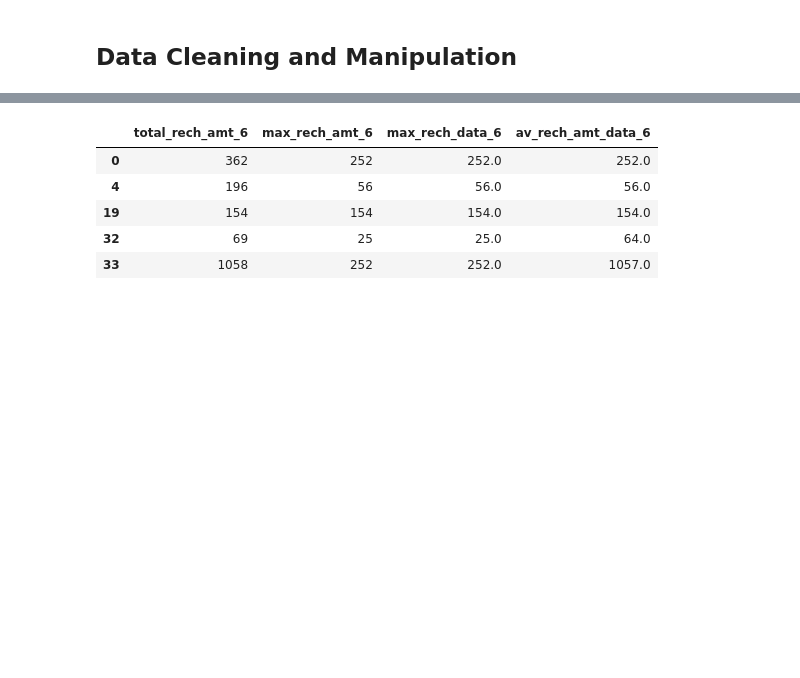
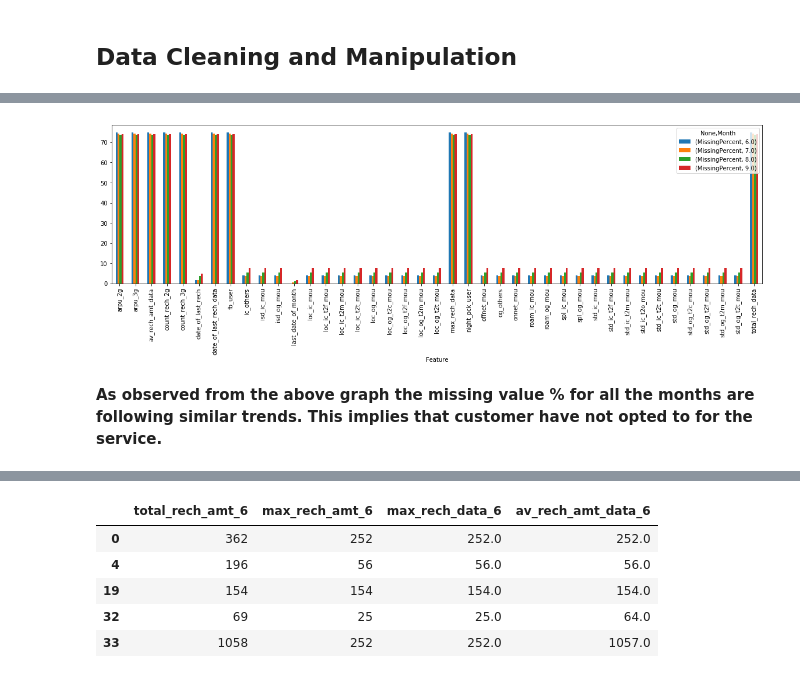
Before and after one commit to ppawar88/DSProject, a Jupyter notebook: Telecom Churn/Telecom Churn .ipynb, the cells around one changed output, grey strips where cells are left out. Cells and saved outputs as stored; diff of their text form; code cells hidden in the pictures; blank space fills up the shorter version.

```diff
--- a/Telecom Churn/Telecom Churn .ipynb
+++ b/Telecom Churn/Telecom Churn .ipynb
@@ -55,0 +133,10 @@ custDf.rename(columns={'jun_vbc_3g':'vbc_3g_6', 'jul_vbc_3g':'vbc_3g_7', 'aug_vb
+# %%
+missingDf = pd.DataFrame(data=custDf.isnull().sum() / custDf.index.size * 100, columns=['MissingPercent'])
+missingDf =  missingDf[missingDf['MissingPercent'] > 0]
+missingDf.reset_index(inplace=True)
+missingDf.columns = ['Feature', 'MissingPercent']
+missingDf[['Month', 'Feature']] = missingDf['Feature'].apply(lambda x : pd.Series([6, x.replace('_6', '')] if x.endswith('_6') else ([7, x.replace('_7', '')] if x.endswith('_7') else ([8, x.replace('_8', '')] if x.endswith('_8') else ([9, x.replace('_9', '')] if x.endswith('_9') else [None, x])))))
+# %%
+#Categorizing the missing value % by month and feature
+pvtDf =  missingDf[~np.isnan(missingDf['MissingPercent'])].pivot_table(index=['Feature'], columns=['Month'])
+pvtDf['MissingPercent'].sort_values(by=[6.0], ascending=False)
@@ -55,0 +162,8 @@ custDf.rename(columns={'jun_vbc_3g':'vbc_3g_6', 'jul_vbc_3g':'vbc_3g_7', 'aug_vb
+# %%
+#Comparing the missing value with respect to month and feature
+pvtDf.plot(kind= 'bar', figsize=(20, 5), legend='bottom')
+plt.show()
+# %% [output]
+[figure, added]
+# %% [markdown]
+**As observed from the above graph the missing value % for all the months are following similar trends. This implies that customer have not opted to for the service.**
```
Also changed, not shown: parts of 119 cells of this notebook.
